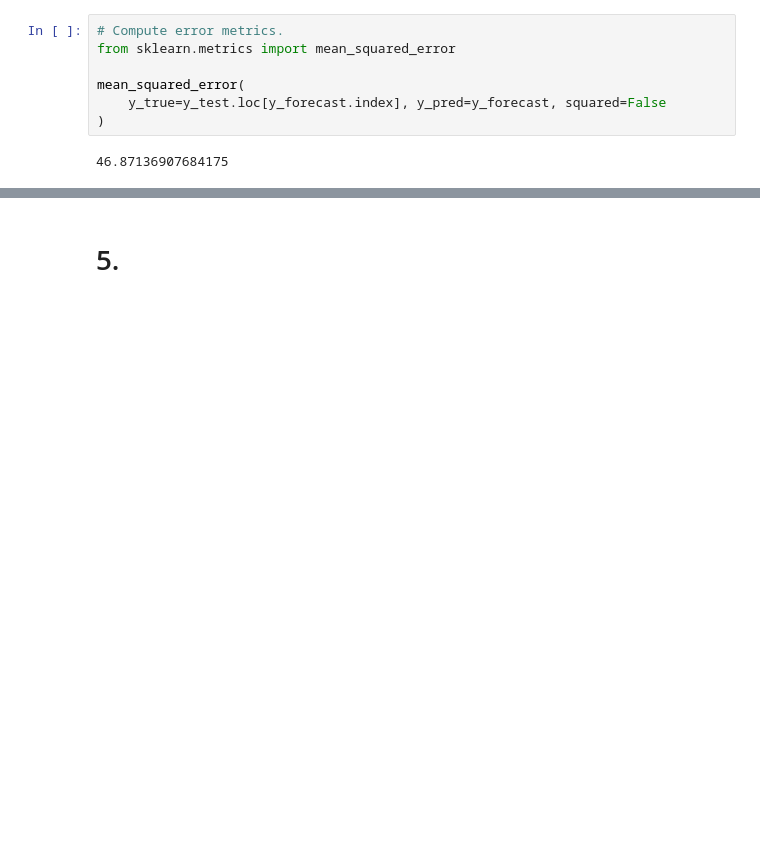
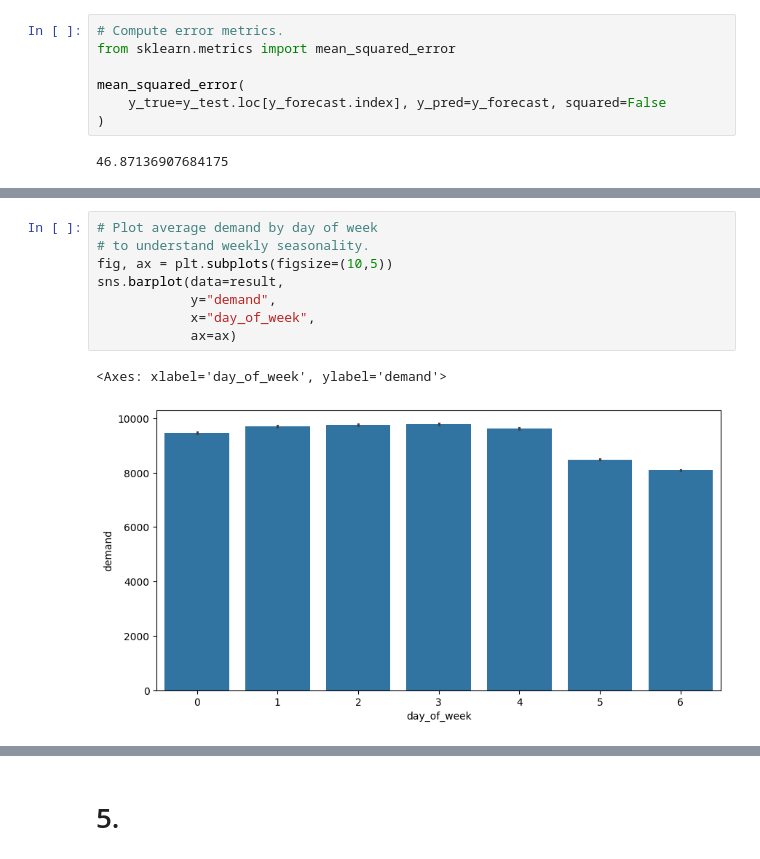
Before and after one commit to yungshun317/pd-algo-trading, a Jupyter notebook: feature_engineering.ipynb, the cells around one changed output, grey strips where cells are left out. Drawn from its saved outputs; the diff is of its cells as text; blank space fills up the shorter version.

```diff
--- a/feature_engineering.ipynb
+++ b/feature_engineering.ipynb
@@ -1124,0 +1223,11 @@ mean_squared_error(
+# %%
+# Plot average demand by day of week
+# to understand weekly seasonality.
+fig, ax = plt.subplots(figsize=(10,5))
+sns.barplot(data=result,
+            y="demand",
+            x="day_of_week",
+            ax=ax)
+# %% [output]
+<Axes: xlabel='day_of_week', ylabel='demand'>
+[figure, added]
```
Also changed, not shown: parts of 10 cells of this notebook.
